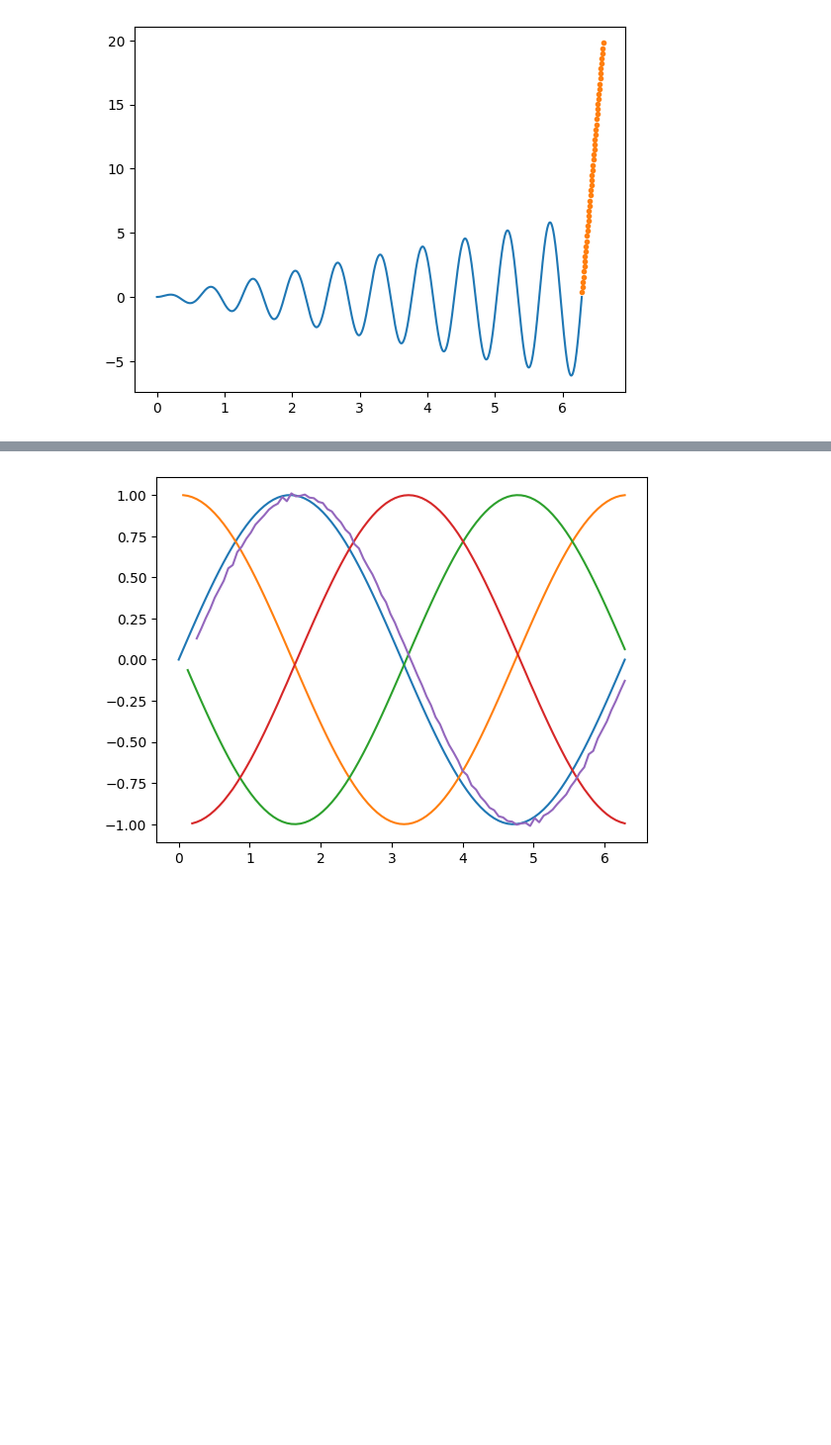
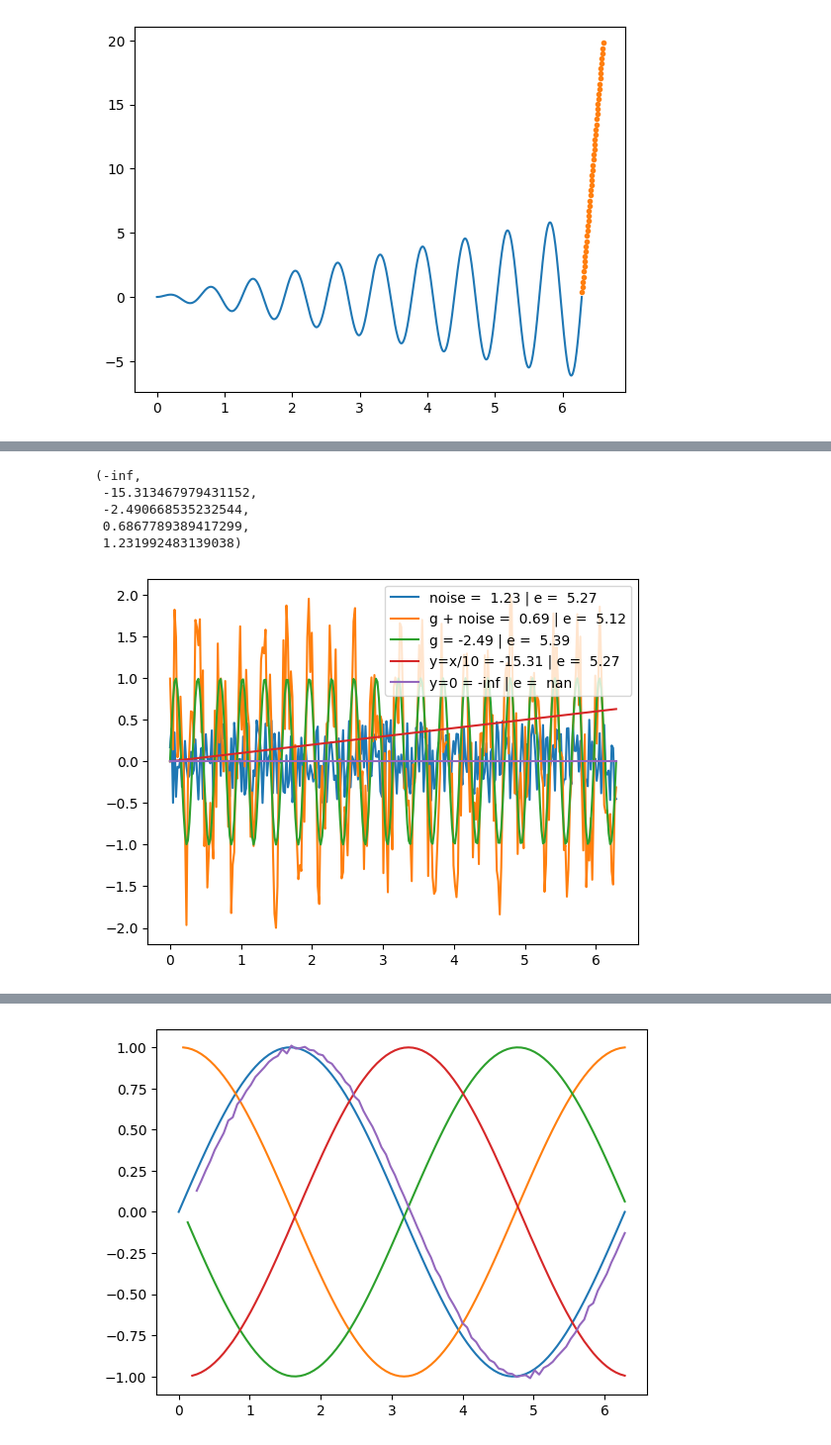
Before and after one commit to 1101AlexZab1011/deepmeg, a Jupyter notebook: dev/autoregressive.ipynb, the cells around one changed output, grey strips where cells are left out. Shown at 99% size. Cells and saved outputs as stored; diff of their text form; code cells hidden in the pictures; blank space fills up the shorter version.

```diff
--- a/dev/autoregressive.ipynb
+++ b/dev/autoregressive.ipynb
@@ -154,3 +184,59 @@ for i in range(10, len(y)):
+# %%
+def taylor_mae_loss(y, dt=1, tail=10, n_derivatives=5):
+    # y = y/y.sum()
+    std = y.std().item()
+    std = std if std != 0 else 1
+    y = (y - y.mean())/std
+    ae = list()
+    for i in range(tail, len(y)):
+        extrapolated = tailor_extrapolation(y[:i], dt, n_derivatives)
+        ae.append(abs(extrapolated - y[i]))
+
+    return torch.log(sum(ae)/len(ae)).item()
+
+
+def entropy(y):
+    y =y**2
+    y /= y.sum()
+    y[y==0] = 1
+
+    return -((y)*torch.log(y)).sum()
+
+t = np.linspace(0, 2*np.pi, 300)
+y = sig(t, 1, .2, 9) +  1/4*sig(t, 3, 1, 1)
+y = torch.sin(20*torch.Tensor(t))#*torch.sin(1*torch.Tensor(t))
+y_1 = np.zeros(len(y))
+y0 = .1*t#sig(t, 1, 1, 1) +  1/4*sig(t, 3, 1, 1)
+y1 = y + 2*(np.random.random(len(y)) - .5)
+y2 = np.random.random(len(y)) - .5
+plt.plot(
+    t, y2,
+    t, y1,
+    t, y,
+    t, y0,
+    t, y_1
+)
+y_1 = torch.Tensor(y_1)
+y0 = torch.Tensor(y0)
+y = torch.Tensor(y)
+y1 = torch.Tensor(y1)
+y2 = torch.Tensor(y2)
+plt.legend([
+    f'noise = {taylor_mae_loss(y2) : .2f} | e = {entropy(y2) : .2f}',
+    f'g + noise = {taylor_mae_loss(y1) : .2f} | e = {entropy(y1) : .2f}',
+    f'g = {taylor_mae_loss(y) : .2f} | e = {entropy(y) : .2f}',
+    f'y=x/10 = {taylor_mae_loss(y0) : .2f} | e = {entropy(y0) : .2f}',
+    f'y=0 = {taylor_mae_loss(y_1) : .2f} | e = {entropy(y_1) : .2f}'
+], loc='upper right')
+taylor_mae_loss(y_1),\
+    taylor_mae_loss(y0), taylor_mae_loss(y), taylor_mae_loss(y1), taylor_mae_loss(y2)
+# %% [output]
+(-inf,
+ -15.313467979431152,
+ -2.490668535232544,
+ 0.6867789389417299,
+ 1.231992483139038)
+[figure, added]
 # %%
 def gaussian_random_walk(n: int, stepsize: float = 1.0) -> np.ndarray:
     # Generate random steps using a Gaussian distribution
```
Also changed, not shown: parts of 3 cells of this notebook.
